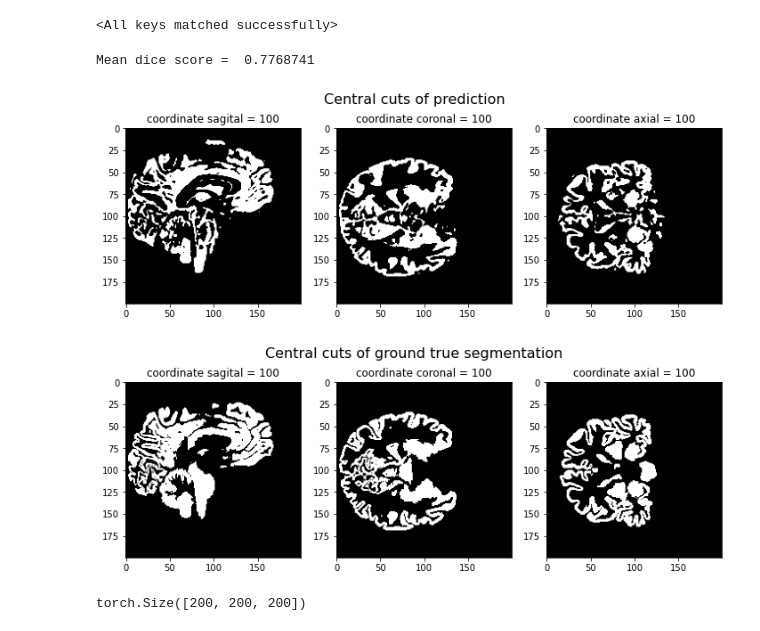
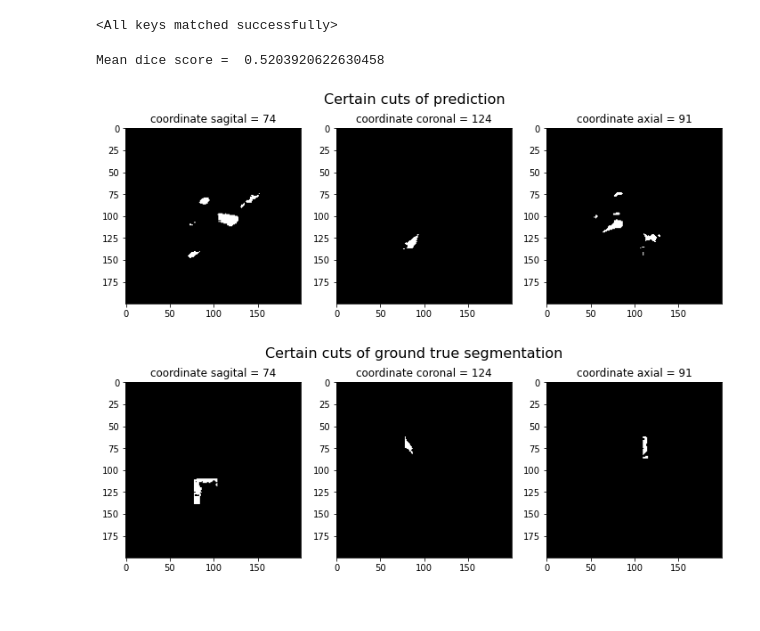
Before and after one commit to mrugnivenko/MRI-segmentation, a Jupyter notebook: Experiments_fcd.ipynb, the cells around one changed output. Cells and saved outputs as stored; diff of their text form; code cells hidden in the pictures.

```diff
--- a/Experiments_fcd.ipynb
+++ b/Experiments_fcd.ipynb
@@ -167,7 +182,7 @@ Epoch 15 of 15 took 568.488s
 # Results
 # %%
 model, optimizer, scheduler = get_model_and_optimizer(device, out_channels_first_layer = 8)
-model.load_state_dict(torch.load('weights/pirogov_fcd_combined_masks_dice_loss_epoch_15.pth'))
+model.load_state_dict(torch.load('weights/pirogov_fcd_combined_masks_dice_loss_epoch_20.pth'))
 # %% [output]
 <All keys matched successfully>
 # %%
@@ -182,6 +197,6 @@ for batch in tqdm(validation_loader):
     dice_scores.append(get_dice_score(targets, probabilities).mean().cpu().detach().numpy())
 print('Mean dice score = ', np.mean(dice_scores))
 # %% [output]
-Mean dice score =  0.7768741
+Mean dice score =  0.5203920622630458
 # %%
 model.eval()
@@ -195,12 +209,8 @@ with torch.no_grad():
 pred = probabilities.argmin(dim = 1)[0]
 seg  = targets[0,0,:]
 # %%
-plot_central_cuts(pred.cpu().detach().numpy(), 'prediction')
-plot_central_cuts(seg.cpu().detach().numpy(), 'ground true segmentation')
+plot_certain_cuts(pred.cpu().detach().numpy(), get_center_coord_of_bb(seg.cpu().detach().numpy()), 'prediction')
+plot_certain_cuts(seg.cpu().detach().numpy(), get_center_coord_of_bb(seg.cpu().detach().numpy()), 'ground true segmentation')
 # %% [output]
-[figure, old version]
+[figure, new version]
-[figure, old version]
+[figure, new version]
-# %%
-seg.shape
-# %% [output]
-torch.Size([200, 200, 200])
```
Also changed, not shown: parts of 8 cells of this notebook, 11 other files.
